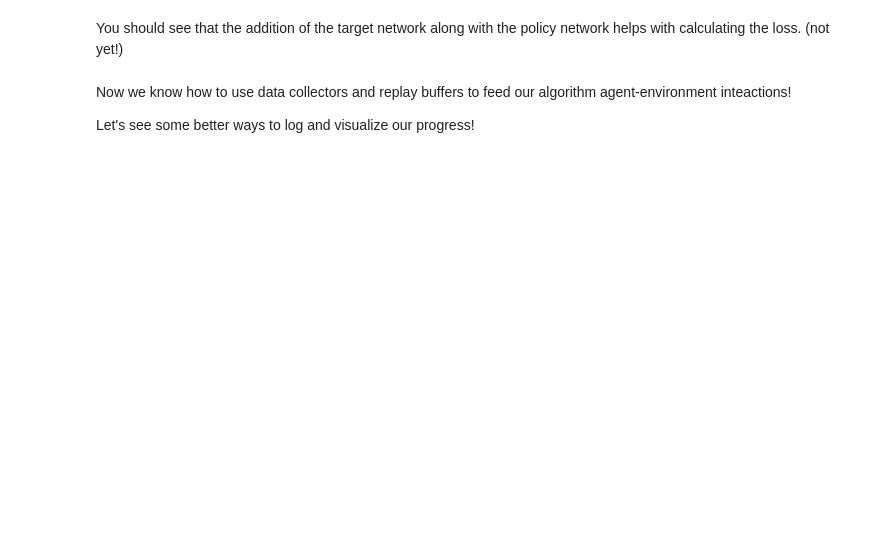
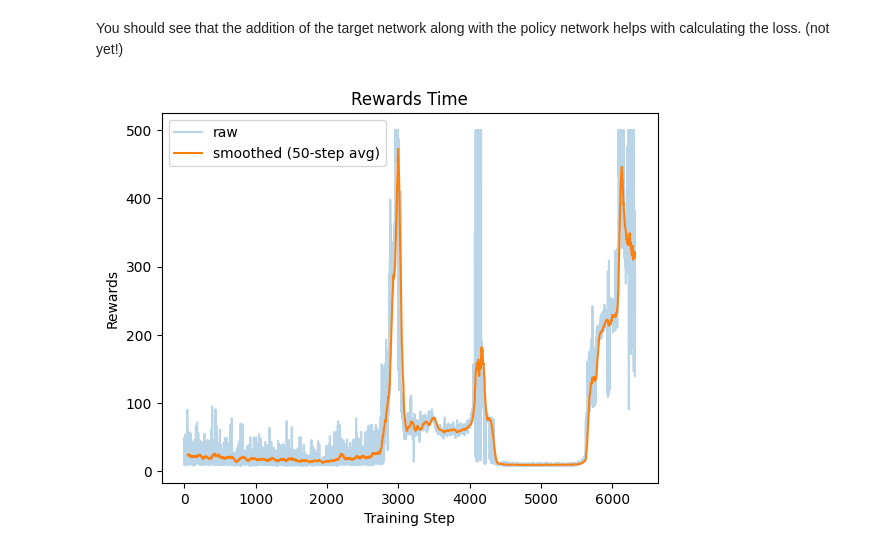
Before and after one commit to tbonne/intro_rl, a Jupyter notebook: notebooks/tutorial_4_DQN.ipynb, the cells around one changed output. Cells and saved outputs as stored; diff of their text form; code cells hidden in the pictures; blank space fills up the shorter version.

```diff
--- a/notebooks/tutorial_4_DQN.ipynb
+++ b/notebooks/tutorial_4_DQN.ipynb
@@ -269,4 +403,5 @@ You should see a drop in loss over time. Remember this means that the agent is g
 # %%
+
 from torchrl.objectives import SoftUpdate
 
 
@@ -274,9 +409,11 @@ dqn_loss = DQNLoss(
     value_network=qvalue_actor,
     action_space=env.action_spec,
     delay_value=True,          # create a target network (slowly updates)
+    double_dqn=True,
 )
-
+dqn_loss.make_value_estimator(gamma=0.99)
 updater = SoftUpdate(dqn_loss, eps=0.99)  # small tau = slow target update
 
 
-optim = Adam(dqn_loss.parameters(), lr=0.0003)
+optim = Adam(dqn_loss.parameters(), lr=0.0001)
+#scheduler = torch.optim.lr_scheduler.StepLR(optim, step_size=100, gamma=0.95)
@@ -329,6 +555,15 @@ plt.show()
 # %% [markdown]
 You should see that the addition of the target network along with the policy network helps with calculating the loss. (not yet!)
-# %% [markdown]
-Now we know how to use data collectors and replay buffers to feed our algorithm agent-environment inteactions!
-
-Let's see some better ways to log and visualize our progress!
+# %%
+
+smoothed = pd.Series(episode_rewards).rolling(window=50).mean()
+
+plt.plot(episode_rewards, alpha=0.3, label="raw")
+plt.plot(smoothed, label="smoothed (50-step avg)")
+plt.xlabel("Training Step")
+plt.ylabel("Rewards")
+plt.title("Rewards Time")
+plt.legend()
+plt.show()
+# %% [output]
+[figure, added]
```
Also changed, not shown: parts of 33 cells of this notebook, 1 other file.
